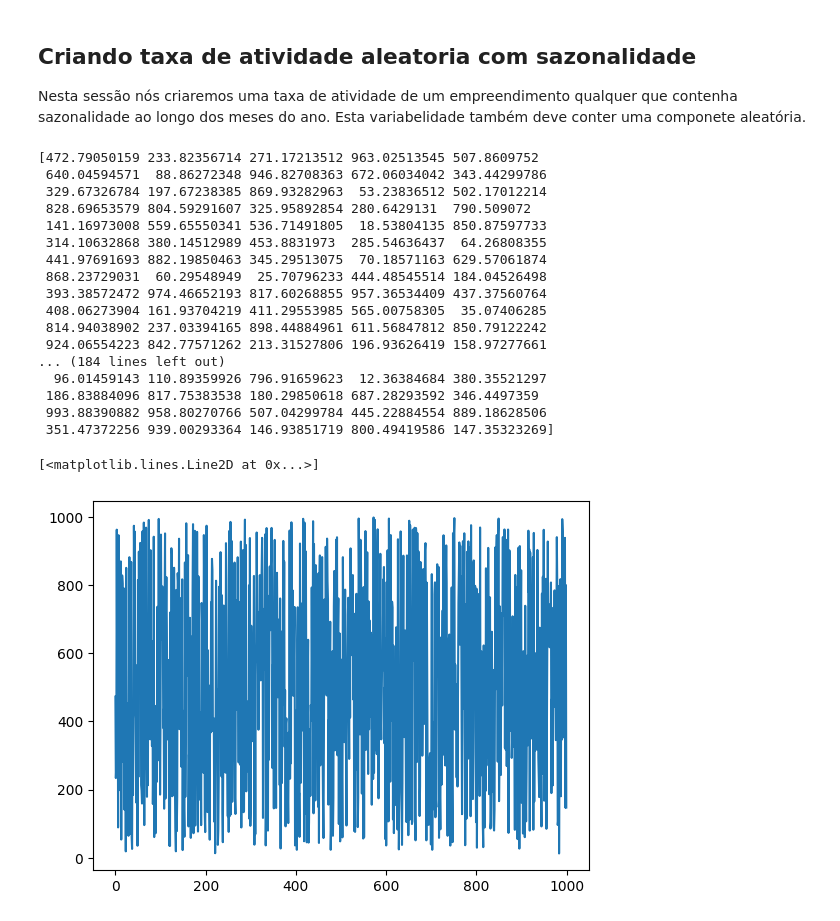
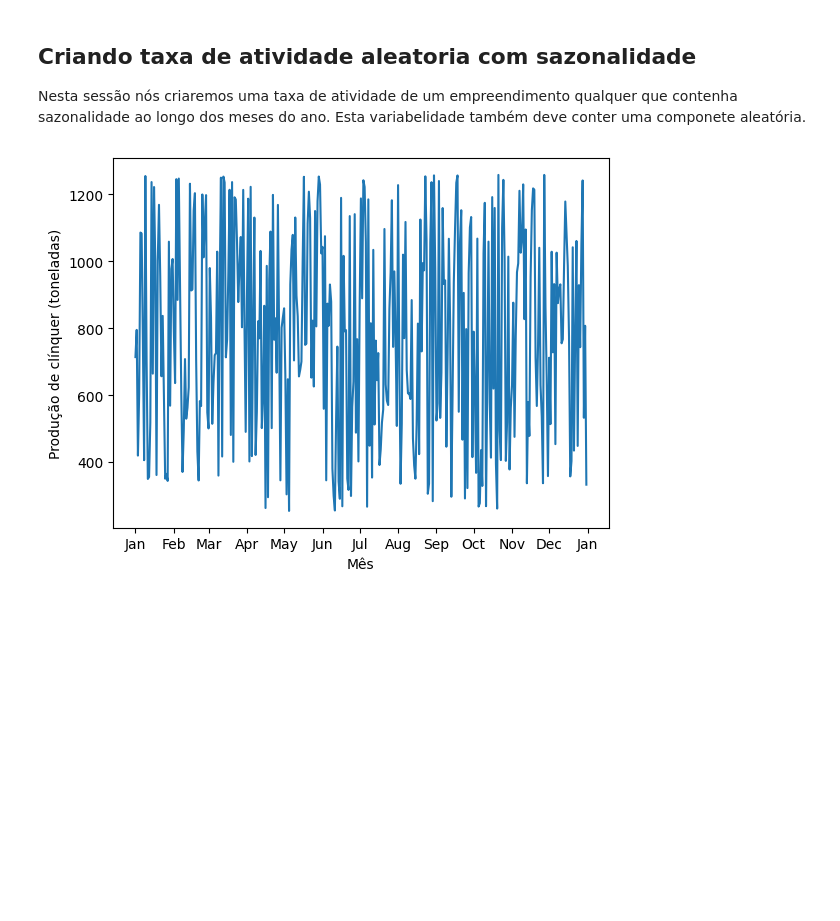
Before and after one commit to ezequieldeconti/ENS5174_202401, a Jupyter notebook: Atividade01_01.ipynb, the cells around one changed output. Saved outputs shown, nothing was run; the diff lists cells and outputs as text; code cells hidden in the pictures; blank space fills up the shorter version.

```diff
--- a/Atividade01_01.ipynb
+++ b/Atividade01_01.ipynb
@@ -108,34 +63,28 @@ TypeError: 'value' must be an instance of str or bytes, not a float
 ## Criando taxa de atividade aleatoria com sazonalidade
 Nesta sessão nós criaremos uma taxa de atividade de um empreendimento qualquer que contenha sazonalidade ao longo dos meses do ano. Esta variabelidade também deve conter uma componete aleatória.
 # %%
-#criando vetor com valores aleatórios
+import matplotlib.pyplot as plt
 import numpy as np
-atvMax = 1000
-atvMin = 12
-n = 1000
-atv = (atvMax - atvMin)*np.random.rand(n) + atvMin
-print(atv)
+import matplotlib.dates as mdates
 
-#Criando uma figura com os valores aleatórios
+atvMax = 1260
+atvMin = 252
+n = 365
+atv = (atvMax - atvMin) * np.random.rand(n) + atvMin
+
+# Criando uma figura com os valores aleatórios
 fig, ax = plt.subplots()
 ax.plot(atv)
+
+# Definindo o eixo x como meses
+ax.xaxis.set_major_locator(mdates.MonthLocator())
+ax.xaxis.set_major_formatter(mdates.DateFormatter('%b'))  # Formato de três letras para o mês
+
+# Adicionando rótulos e título
+ax.set_xlabel('Mês')
+ax.set_ylabel('Produção de clínquer (toneladas)')  # Unidade da produção
+
+
+plt.show()
 # %% [output]
-[472.79050159 233.82356714 271.17213512 963.02513545 507.8609752
- 640.04594571  88.86272348 946.82708363 672.06034042 343.44299786
- 329.67326784 197.67238385 869.93282963  53.23836512 502.17012214
- 828.69653579 804.59291607 325.95892854 280.6429131  790.509072
- 141.16973008 559.65550341 536.71491805  18.53804135 850.87597733
- 314.10632868 380.14512989 453.8831973  285.54636437  64.26808355
- 441.97691693 882.19850463 345.29513075  70.18571163 629.57061874
- 868.23729031  60.29548949  25.70796233 444.48545514 184.04526498
- 393.38572472 974.46652193 817.60268855 957.36534409 437.37560764
- 408.06273904 161.93704219 411.29553985 565.00758305  35.07406285
- 814.94038902 237.03394165 898.44884961 611.56847812 850.79122242
- 924.06554223 842.77571262 213.31527806 196.93626419 158.97277661
-... (184 lines left out)
-  96.01459143 110.89359926 796.91659623  12.36384684 380.35521297
- 186.83884096 817.75383538 180.29850618 687.28293592 346.4497359
- 993.88390882 958.80270766 507.04299784 445.22884554 889.18628506
- 351.47372256 939.00293364 146.93851719 800.49419586 147.35323269]
-[<matplotlib.lines.Line2D at 0x...>]
-[figure, old version]
+[figure, new version]
```
Also changed, not shown: parts of 10 cells of this notebook.
